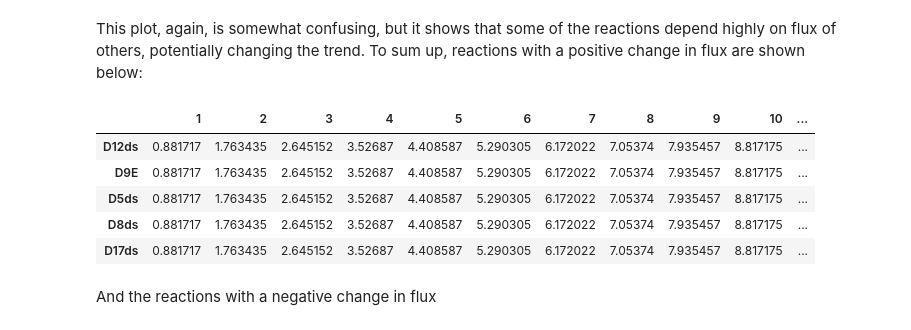
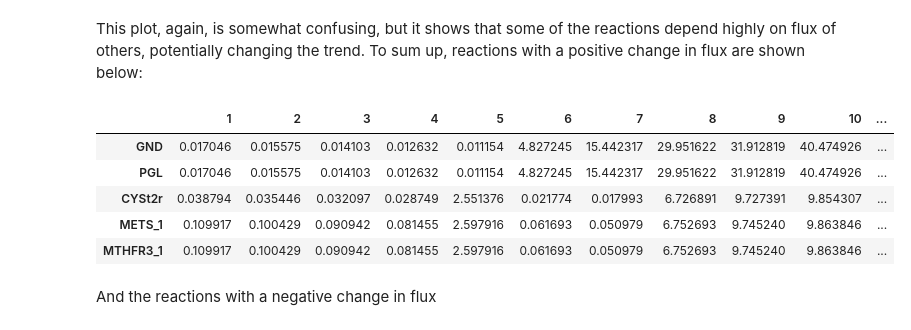
Before and after one commit to 27410/group-assingment-team-10, a Jupyter notebook: Analysis/Gene_prediction_targets.ipynb, the cells around one changed output. Drawn from its saved outputs; the diff is of its cells as text; code cells hidden in the pictures.

```diff
--- a/Analysis/Gene_prediction_targets.ipynb
+++ b/Analysis/Gene_prediction_targets.ipynb
@@ -106,7 +106,7 @@ Text(0.5, 1.0, 'Flux scanning based on Enforced Objective Flux')
 # %%
 df['relative_change_in_flux'] = (df[10]-df[1])/df[10] +1
 # %%
-target_reactions_df = df[df['relative_change_in_flux'] > 1.9]
+target_reactions_df = df[df['relative_change_in_flux'] > 1.95]
 # %%
 target_reactions_df
 # %% [output]
@@ -140,14 +140,14 @@ Text(0.5, 1.0, 'Reactions with a relative change in Flux > 90%')
 # %% [markdown]
 This plot, again, is somewhat confusing, but it shows that some of the reactions depend highly on flux of others, potentially changing the trend. To sum up, reactions with a positive change in flux are shown below:
 # %%
-target_reactions_df.tail()
+target_reactions_df.tail(5)
 # %% [output]
 |  | 1 | 2 | 3 | 4 | 5 | 6 | 7 | 8 | 9 | 10 | ... |
-| D12ds | 0.881717 | 1.763435 | 2.645152 | 3.52687 | 4.408587 | 5.290305 | 6.172022 | 7.05374 | 7.935457 | 8.817175 | ... |
-| D9E | 0.881717 | 1.763435 | 2.645152 | 3.52687 | 4.408587 | 5.290305 | 6.172022 | 7.05374 | 7.935457 | 8.817175 | ... |
-| D5ds | 0.881717 | 1.763435 | 2.645152 | 3.52687 | 4.408587 | 5.290305 | 6.172022 | 7.05374 | 7.935457 | 8.817175 | ... |
-| D8ds | 0.881717 | 1.763435 | 2.645152 | 3.52687 | 4.408587 | 5.290305 | 6.172022 | 7.05374 | 7.935457 | 8.817175 | ... |
-| D17ds | 0.881717 | 1.763435 | 2.645152 | 3.52687 | 4.408587 | 5.290305 | 6.172022 | 7.05374 | 7.935457 | 8.817175 | ... |
+| GND | 0.017046 | 0.015575 | 0.014103 | 0.012632 | 0.011154 | 4.827245 | 15.442317 | 29.951622 | 31.912819 | 40.474926 | ... |
+| PGL | 0.017046 | 0.015575 | 0.014103 | 0.012632 | 0.011154 | 4.827245 | 15.442317 | 29.951622 | 31.912819 | 40.474926 | ... |
+| CYSt2r | 0.038794 | 0.035446 | 0.032097 | 0.028749 | 2.551376 | 0.021774 | 0.017993 | 6.726891 | 9.727391 | 9.854307 | ... |
+| METS_1 | 0.109917 | 0.100429 | 0.090942 | 0.081455 | 2.597916 | 0.061693 | 0.050979 | 6.752693 | 9.745240 | 9.863846 | ... |
+| MTHFR3_1 | 0.109917 | 0.100429 | 0.090942 | 0.081455 | 2.597916 | 0.061693 | 0.050979 | 6.752693 | 9.745240 | 9.863846 | ... |
 # %% [markdown]
 And the reactions with a negative change in flux
 # %%
```
Also changed, not shown: parts of 10 cells of this notebook, 2 other files.
